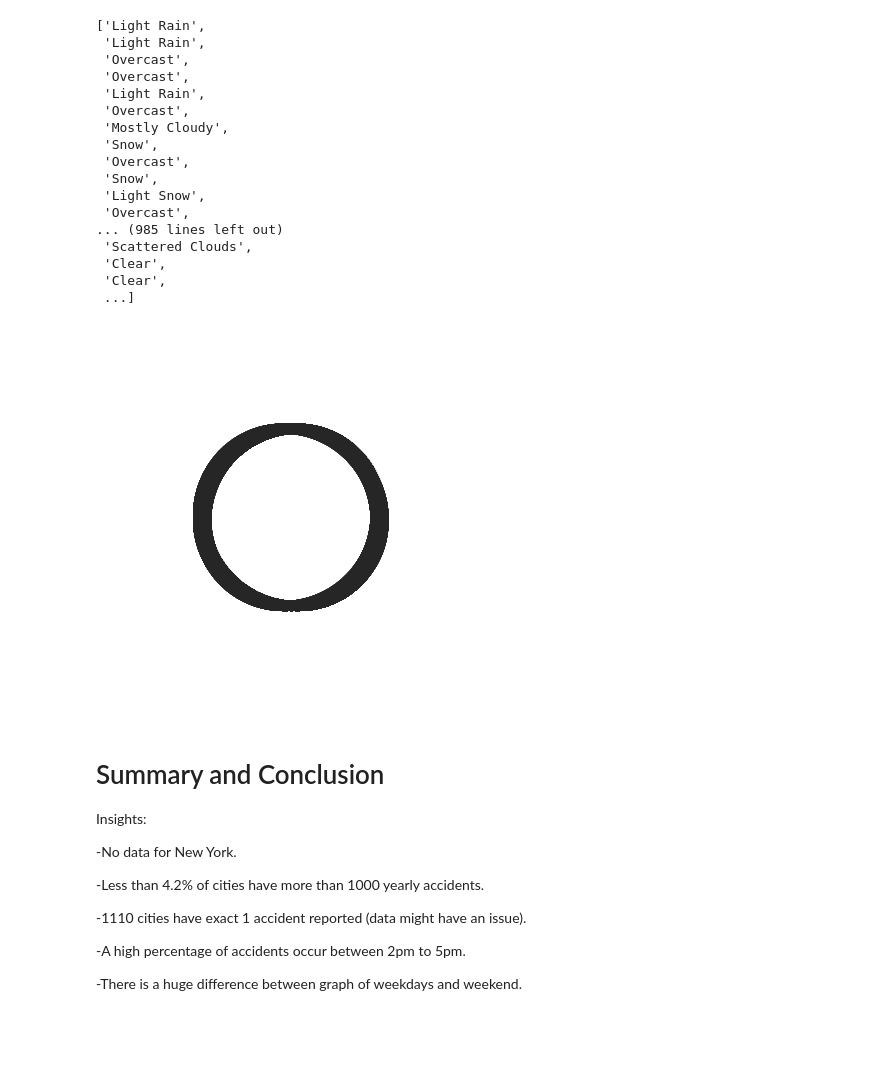
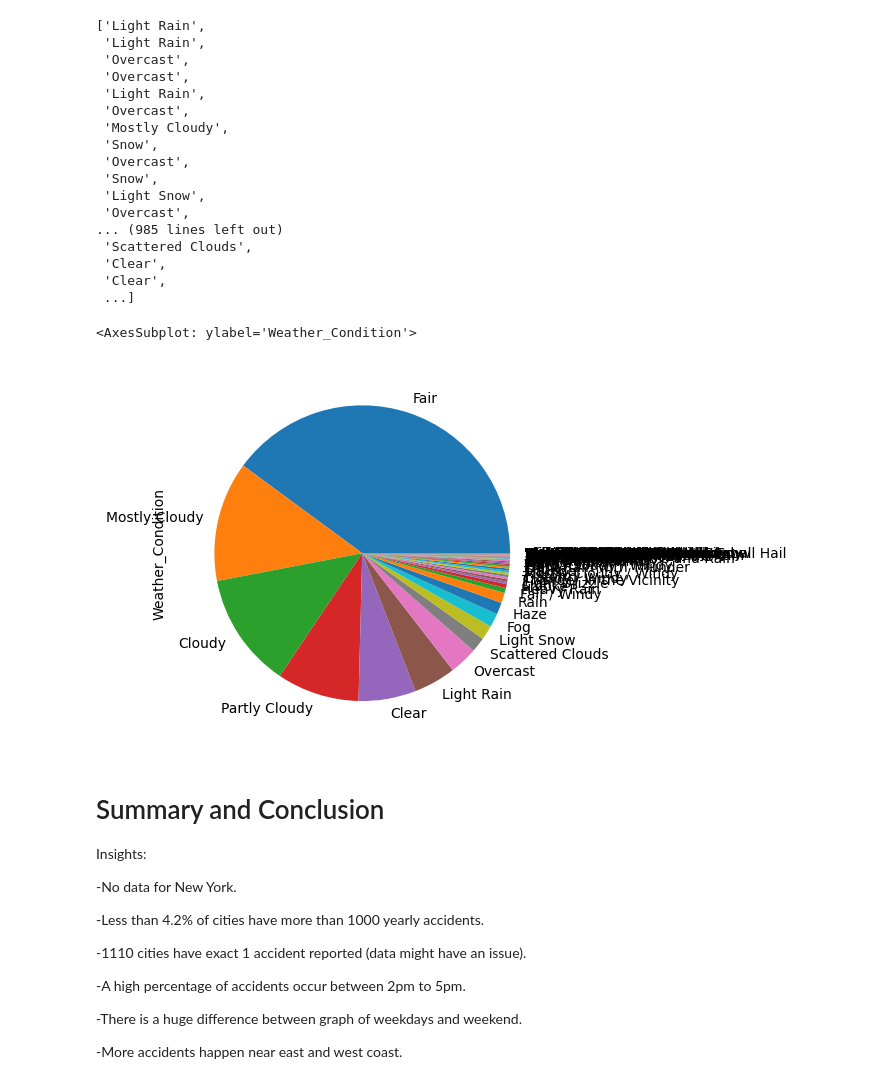
Before and after one commit to harsh662k/Data-Analysis-On-Accidents-in-USA, a Jupyter notebook: notebook.ipynb, the cells around one changed output. Saved outputs shown, nothing was run; the diff lists cells and outputs as text; code cells hidden in the pictures; blank space fills up the shorter version.

```diff
--- a/notebook.ipynb
+++ b/notebook.ipynb
@@ -513,8 +513,11 @@ nigga2= sampleedf.Weather_Condition.keys()
 # %%
-plt.pie(nigga2, colors = colors, autopct='%.0f%%')
+plt.pie(w2, colors = colors, autopct='%.0f%%')
 plt.show()
-# %% [output]
-[figure, removed]
+# %%
+df.Weather_Condition.value_counts().plot(kind='pie')
+# %% [output]
+<AxesSubplot: ylabel='Weather_Condition'>
+[figure, added]
 # %% [markdown]
 # Summary and Conclusion
 
@@ -533,3 +536,5 @@ reported (data might have an issue).
 
 -There is a huge difference between graph
 of weekdays and weekend.
+
+-More accidents happen near east and west coast.
```
Also changed, not shown: parts of 2 cells of this notebook.
